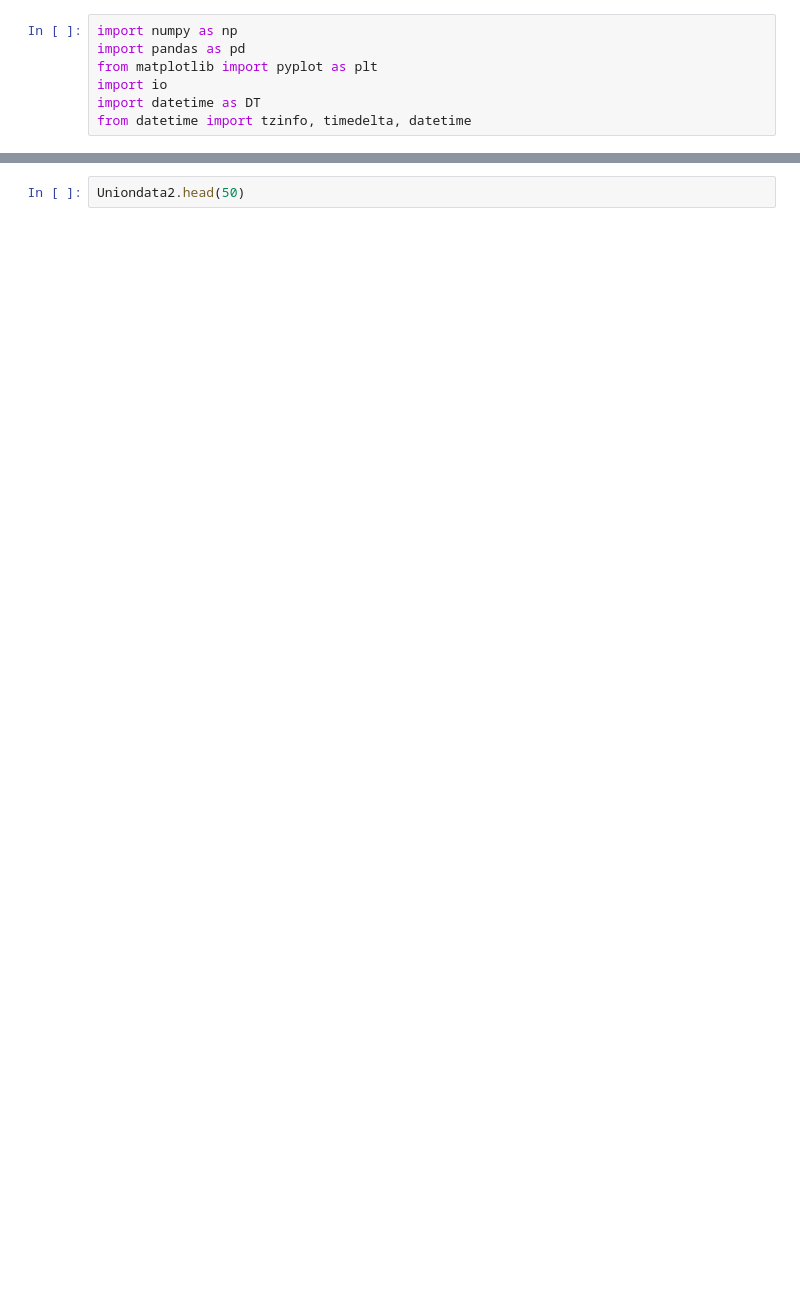
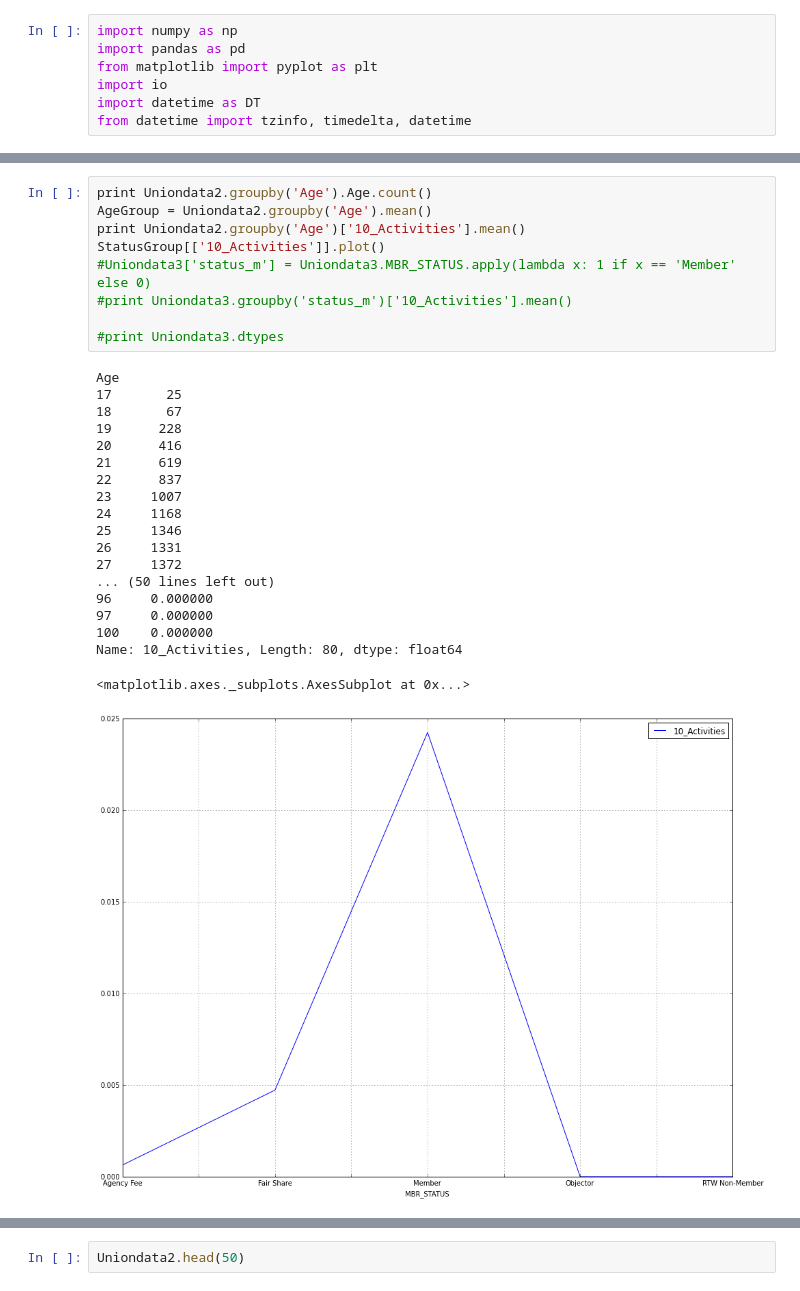
Before and after one commit to ldavis3232/GA_Class, a Jupyter notebook: Project_1_GA-Copy0.ipynb, the cells around one changed output, grey strips where cells are left out. Cells and saved outputs as stored; diff of their text form; blank space fills up the shorter version.

```diff
--- a/Project_1_GA-Copy0.ipynb
+++ b/Project_1_GA-Copy0.ipynb
@@ -34,0 +320,29 @@ Uniondata2 = pd.read_csv('C:/Users/ldavis/Documents/GA_Class/data/DATA_GA/DATA_G
+# %%
+print Uniondata2.groupby('Age').Age.count()
+AgeGroup = Uniondata2.groupby('Age').mean()
+print Uniondata2.groupby('Age')['10_Activities'].mean()
+StatusGroup[['10_Activities']].plot()
+#Uniondata3['status_m'] = Uniondata3.MBR_STATUS.apply(lambda x: 1 if x == 'Member' else 0)
+#print Uniondata3.groupby('status_m')['10_Activities'].mean()
+
+#print Uniondata3.dtypes
+# %% [output]
+Age
+17       25
+18       67
+19      228
+20      416
+21      619
+22      837
+23     1007
+24     1168
+25     1346
+26     1331
+27     1372
+... (50 lines left out)
+96     0.000000
+97     0.000000
+100    0.000000
+Name: 10_Activities, Length: 80, dtype: float64
+<matplotlib.axes._subplots.AxesSubplot at 0x...>
+[figure, added]
```
Also changed, not shown: parts of 24 cells of this notebook, 18 other files.
